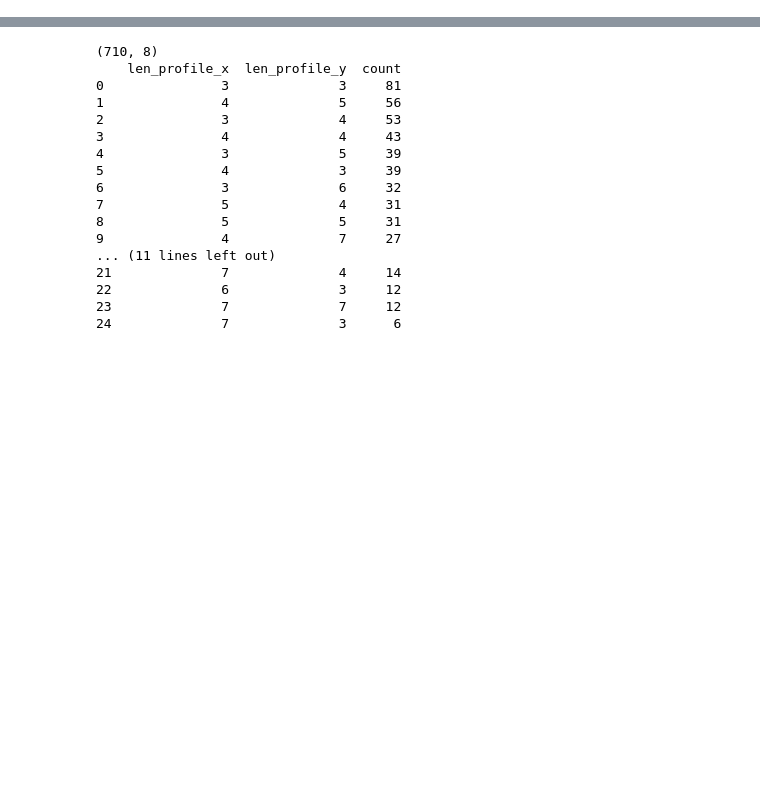
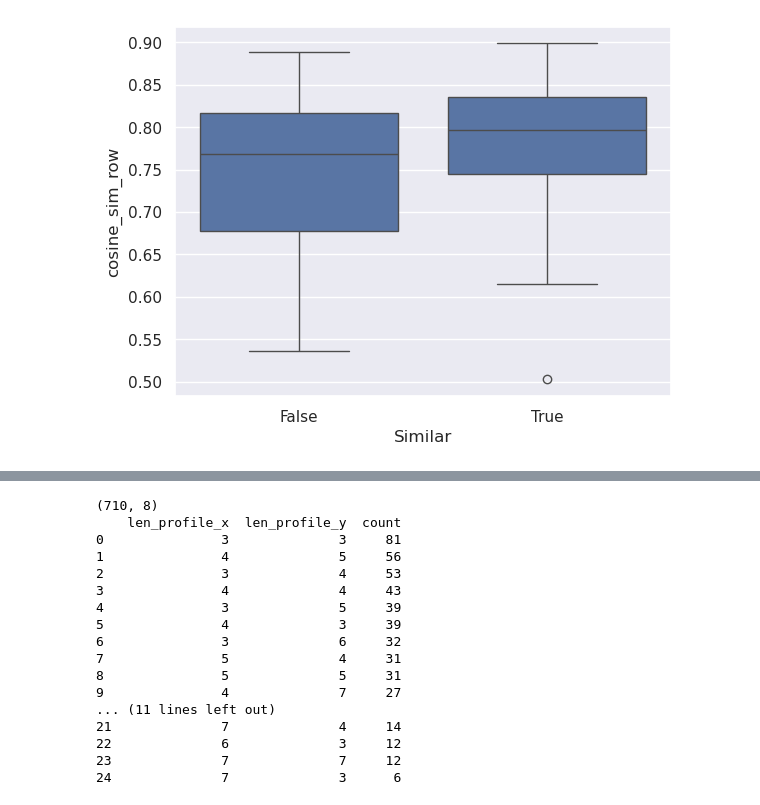
Before and after one commit to SteffenJong/ThesisProject, a Jupyter notebook: iadh/ana_train_test.ipynb, the cells around one changed output, grey strips where cells are left out. Cells and saved outputs as stored; diff of their text form; code cells hidden in the pictures; blank space fills up the shorter version.

```diff
--- a/iadh/ana_train_test.ipynb
+++ b/iadh/ana_train_test.ipynb
@@ -8,3 +9,11 @@ import numpy as np
+# %%
+train_test = Path("iadh_out/ath_bol_aar/train_test.tsv")
+train_test_sim = Path("iadh_out/ath_bol_aar/train_test_sim.tsv")
+train_test_sim_row = Path("iadh_out/ath_bol_aar/train_test_sim_row.tsv")
 # %%
-train_test = Path("iadh_out/ath_bol_aar/train_test.tsv")
-df = pd.read_csv(train_test, sep="\t", header=0, index_col=0)
+df = pd.read_csv(train_test_sim_row, sep="\t", header=0, index_col=0)
+# %%
+sns.boxplot(data=df, y="cosine_sim_row", x="Similar")
+plt.show()
+# %% [output]
+[figure, added]
```
Also changed, not shown: parts of 3 cells of this notebook, 5 other files.
